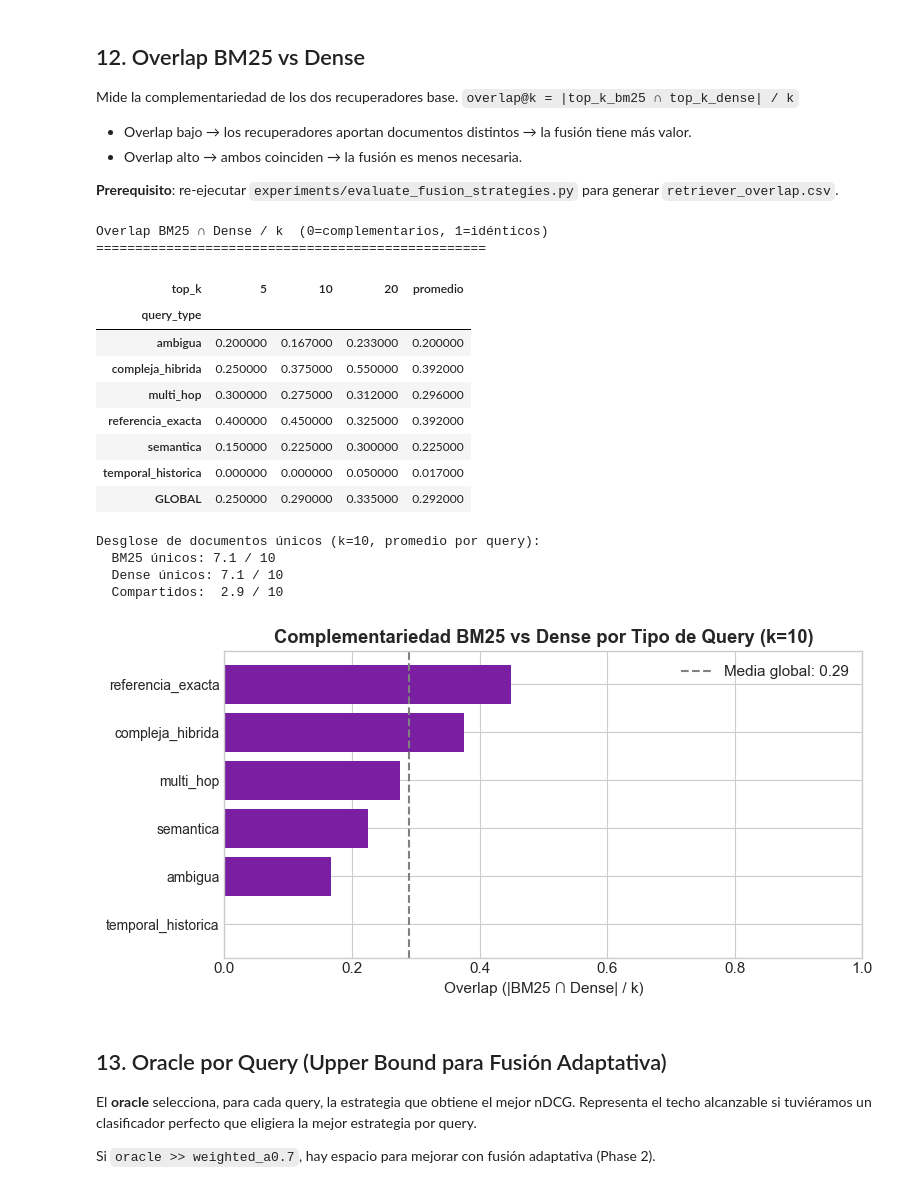
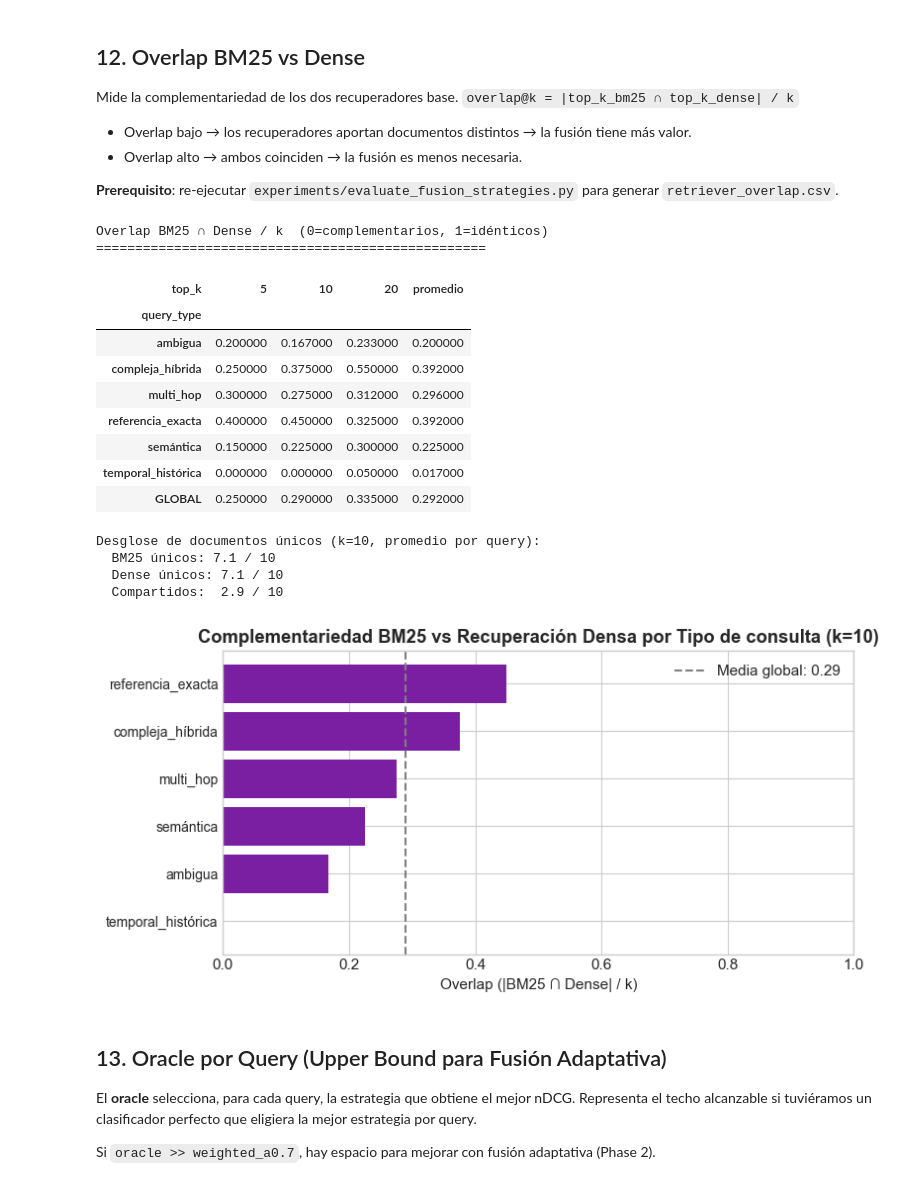
Before and after one commit to Javi111003/HybridRank-RAG, a Jupyter notebook: notebooks/fusion_evaluation_analysis.ipynb, the cells around one changed output. Cells and saved outputs as stored; diff of their text form; code cells hidden in the pictures.

```diff
--- a/notebooks/fusion_evaluation_analysis.ipynb
+++ b/notebooks/fusion_evaluation_analysis.ipynb
@@ -889,38 +967,38 @@ if overlap_path.exists():
 
     # Gráfico: overlap por query_type (k=10)
     fig, ax = plt.subplots(figsize=(8, 4))
     ov_by_type = ov_k10.groupby('query_type')['overlap'].mean().sort_values()
     ax.barh(range(len(ov_by_type)), ov_by_type.values, color='#7B1FA2')
     ax.set_yticks(range(len(ov_by_type)))
     ax.set_yticklabels(ov_by_type.index, fontsize=10)
     ax.set_xlabel('Overlap (|BM25 ∩ Dense| / k)')
-    ax.set_title('Complementariedad BM25 vs Dense por Tipo de Query (k=10)', fontweight='bold')
+    ax.set_title('Complementariedad BM25 vs Recuperación Densa por Tipo de consulta (k=10)', fontweight='bold')
     ax.set_xlim(0, 1)
     ax.axvline(ov_k10['overlap'].mean(), color='gray', linestyle='--', label=f'Media global: {ov_k10["overlap"].mean():.2f}')
     ax.legend()
     plt.tight_layout()
     plt.savefig(RESULTS_DIR / 'overlap_by_query_type.png', dpi=150, bbox_inches='tight')
     plt.show()
 else:
     print('[!] No se encontró retriever_overlap.csv')
     print('    Ejecuta: .venv/Scripts/python.exe experiments/evaluate_fusion_strategies.py')
 # %% [output]
 Overlap BM25 ∩ Dense / k  (0=complementarios, 1=idénticos)
 ==================================================
 | top_k | 5 | 10 | 20 | promedio |
 | query_type |  |  |  |  |
 | ambigua | 0.200000 | 0.167000 | 0.233000 | 0.200000 |
-| compleja_hibrida | 0.250000 | 0.375000 | 0.550000 | 0.392000 |
+| compleja_híbrida | 0.250000 | 0.375000 | 0.550000 | 0.392000 |
 | multi_hop | 0.300000 | 0.275000 | 0.312000 | 0.296000 |
 | referencia_exacta | 0.400000 | 0.450000 | 0.325000 | 0.392000 |
-| semantica | 0.150000 | 0.225000 | 0.300000 | 0.225000 |
-| temporal_historica | 0.000000 | 0.000000 | 0.050000 | 0.017000 |
+| semántica | 0.150000 | 0.225000 | 0.300000 | 0.225000 |
+| temporal_histórica | 0.000000 | 0.000000 | 0.050000 | 0.017000 |
 | GLOBAL | 0.250000 | 0.290000 | 0.335000 | 0.292000 |
 Desglose de documentos únicos (k=10, promedio por query):
   BM25 únicos: 7.1 / 10
   Dense únicos: 7.1 / 10
   Compartidos:  2.9 / 10
-[figure, old version]
+[figure, new version]
 # %% [markdown]
 ## 13. Oracle por Query (Upper Bound para Fusión Adaptativa)
 
```
Also changed, not shown: parts of 5 cells of this notebook, 3 other files.
